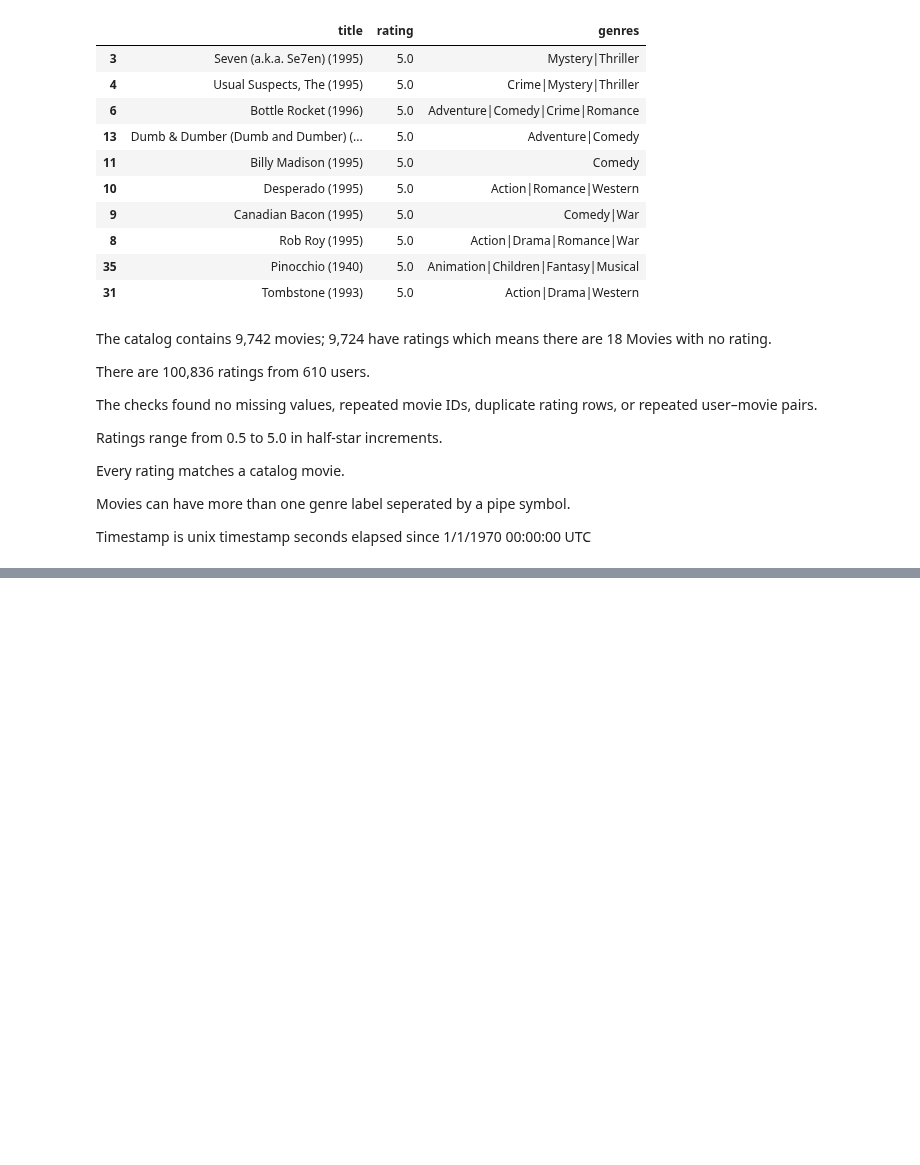
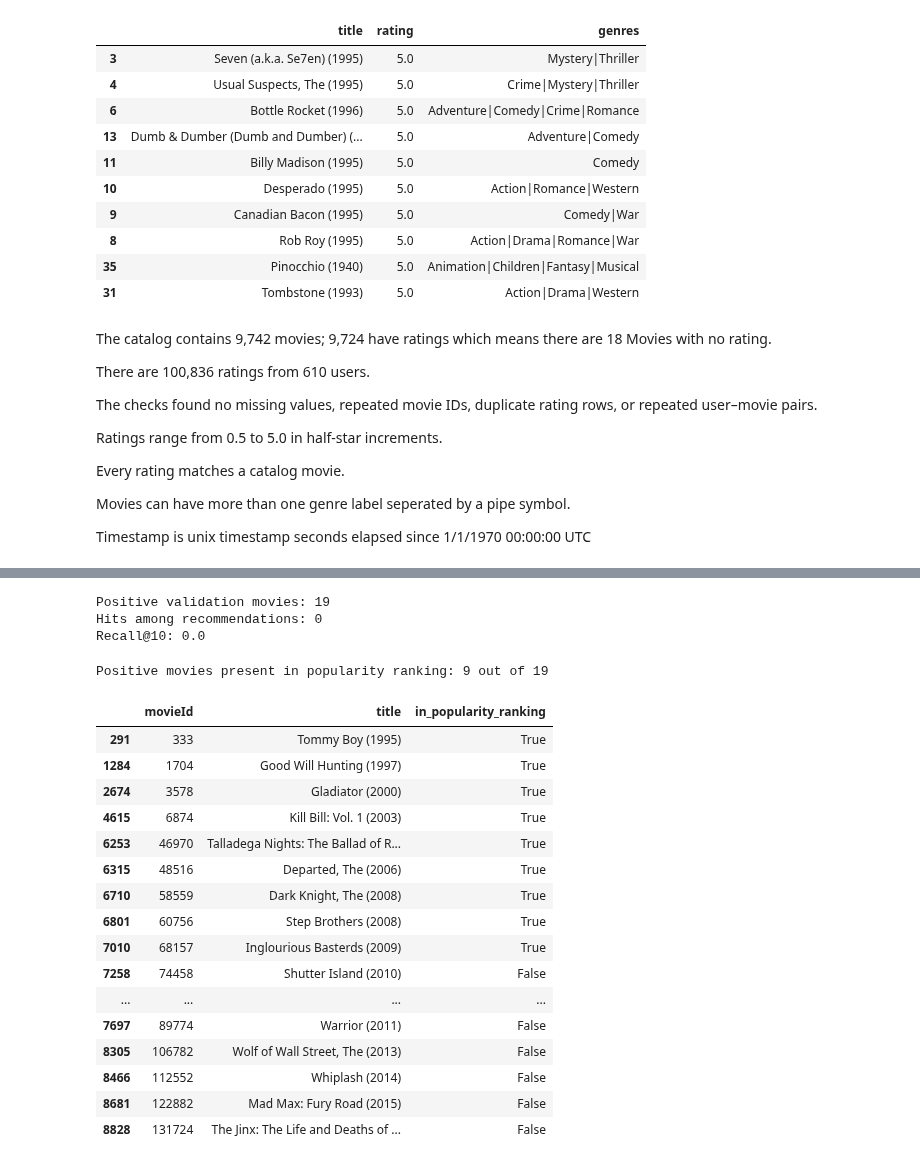
Before and after one commit to clarkbrendenj/movie-recommendation-system, a Jupyter notebook: notebooks/01_data_exploration.ipynb, the cells around one changed output, grey strips where cells are left out. Drawn from its saved outputs; the diff is of its cells as text; code cells hidden in the pictures; blank space fills up the shorter version.

```diff
--- a/notebooks/01_data_exploration.ipynb
+++ b/notebooks/01_data_exploration.ipynb
@@ -202,0 +437,8 @@ Timestamp is unix timestamp seconds elapsed since 1/1/1970 00:00:00 UTC
+# %%
+new_user_id = validation_ratings.loc[
+    (~validation_known_user)
+    & (validation_ratings["rating"] >= 4.0),
+    "userId"
+].iloc[0]
+
+print("Example new user:", new_user_id)
@@ -202,0 +468,57 @@ Timestamp is unix timestamp seconds elapsed since 1/1/1970 00:00:00 UTC
+# %%
+liked_movie_ids = validation_ratings.loc[
+    (validation_ratings["userId"] == new_user_id)
+    & (validation_ratings["rating"] >= 4.0),
+    "movieId"
+]
+
+hits = new_user_recommendations["movieId"].isin(
+    liked_movie_ids
+).sum()
+
+recall_at_10 = hits / len(liked_movie_ids)
+
+print("Positive validation movies:", len(liked_movie_ids))
+print("Hits among recommendations:", hits)
+print("Recall@10:", recall_at_10)
+# %% [output]
+Positive validation movies: 19
+Hits among recommendations: 0
+Recall@10: 0.0
+# %%
+liked_movies = movies.loc[
+    movies["movieId"].isin(liked_movie_ids),
+    ["movieId", "title"]
+].copy()
+
+liked_movies["in_popularity_ranking"] = liked_movies["movieId"].isin(
+    movie_popularity["movieId"]
+)
+
+print(
+    "Positive movies present in popularity ranking:",
+    liked_movies["in_popularity_ranking"].sum(),
+    "out of",
+    len(liked_movies)
+)
+
+liked_movies
+# %% [output]
+Positive movies present in popularity ranking: 9 out of 19
+|  | movieId | title | in_popularity_ranking |
+| 291 | 333 | Tommy Boy (1995) | True |
+| 1284 | 1704 | Good Will Hunting (1997) | True |
+| 2674 | 3578 | Gladiator (2000) | True |
+| 4615 | 6874 | Kill Bill: Vol. 1 (2003) | True |
+| 6253 | 46970 | Talladega Nights: The Ballad of R... | True |
+| 6315 | 48516 | Departed, The (2006) | True |
+| 6710 | 58559 | Dark Knight, The (2008) | True |
+| 6801 | 60756 | Step Brothers (2008) | True |
+| 7010 | 68157 | Inglourious Basterds (2009) | True |
+| 7258 | 74458 | Shutter Island (2010) | False |
+| ... | ... | ... | ... |
+| 7697 | 89774 | Warrior (2011) | False |
+| 8305 | 106782 | Wolf of Wall Street, The (2013) | False |
+| 8466 | 112552 | Whiplash (2014) | False |
+| 8681 | 122882 | Mad Max: Fury Road (2015) | False |
+| 8828 | 131724 | The Jinx: The Life and Deaths of ... | False |
```
Also changed, not shown: parts of 24 cells of this notebook.
